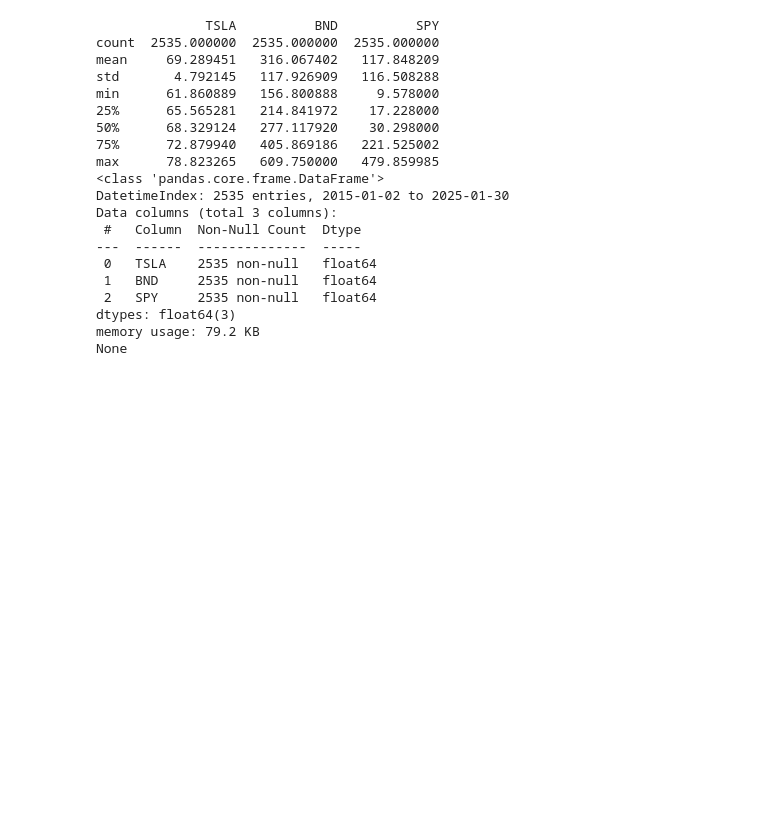
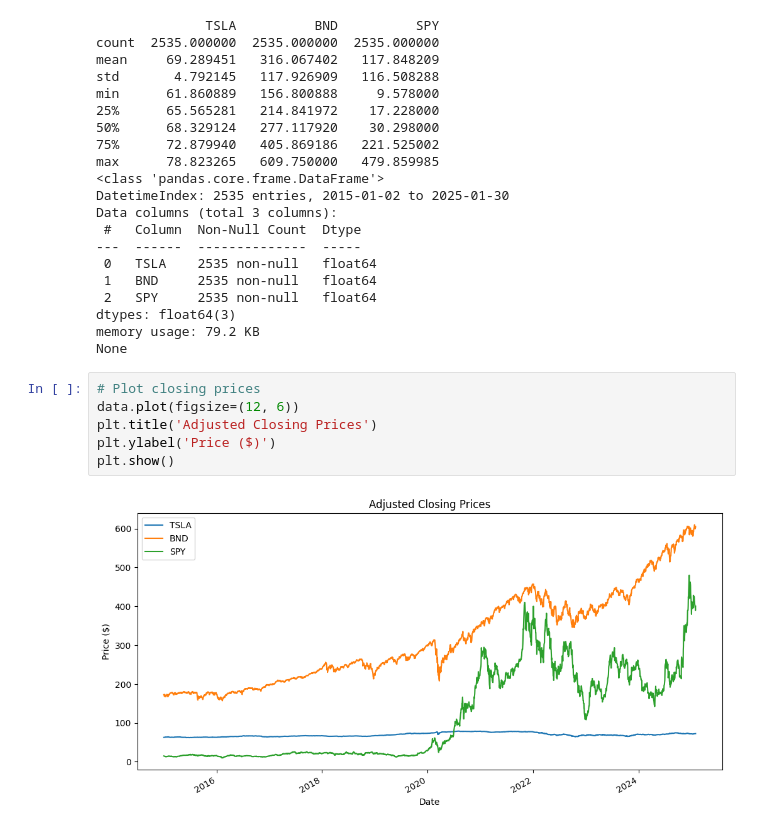
Before and after one commit to malzbanker/AIM_WEEK_11, a Jupyter notebook: notebooks/eda.ipynb, the cells around one changed output. Saved outputs shown, nothing was run; the diff lists cells and outputs as text; blank space fills up the shorter version.

Commit message:
Plot closing prices

```diff
--- a/notebooks/eda.ipynb
+++ b/notebooks/eda.ipynb
@@ -58,3 +58,11 @@ Data columns (total 3 columns):
 dtypes: float64(3)
 memory usage: 79.2 KB
 None
+# %%
+# Plot closing prices
+data.plot(figsize=(12, 6))
+plt.title('Adjusted Closing Prices')
+plt.ylabel('Price ($)')
+plt.show()
+# %% [output]
+[figure, added]
```
